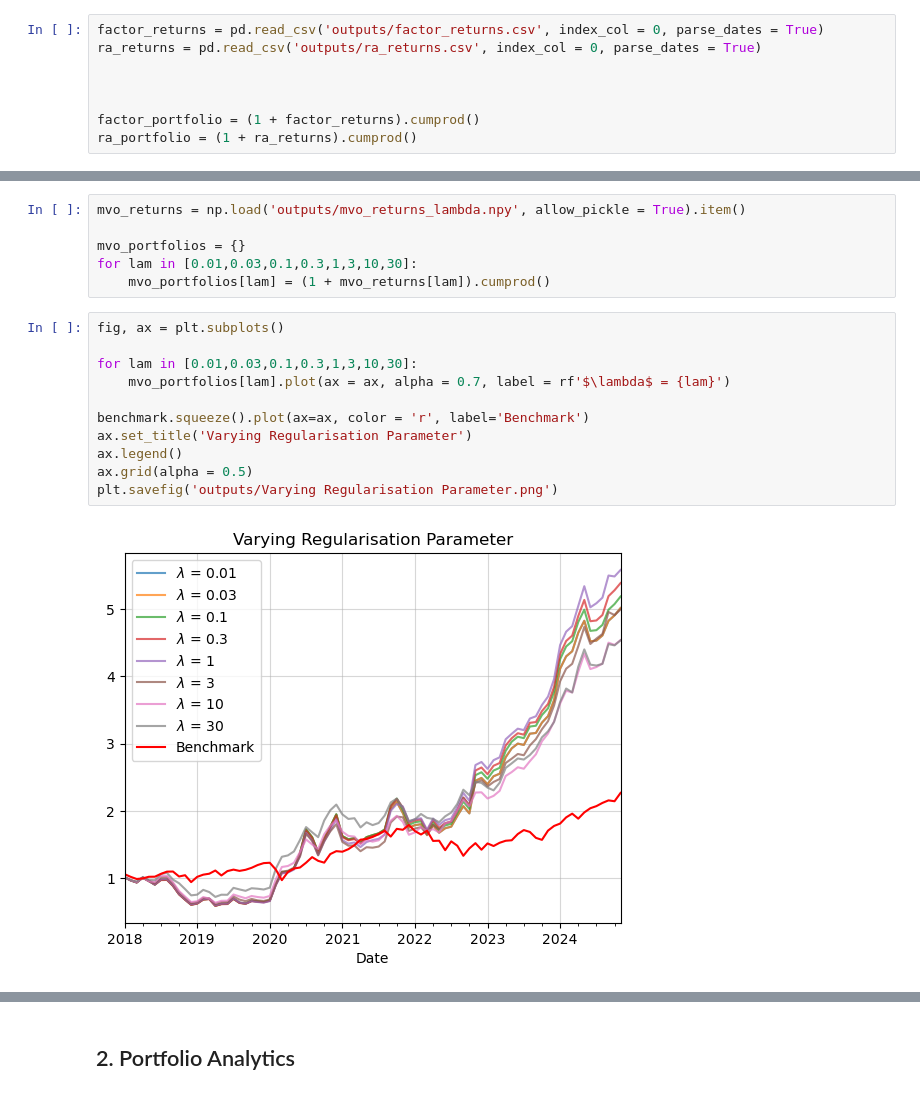
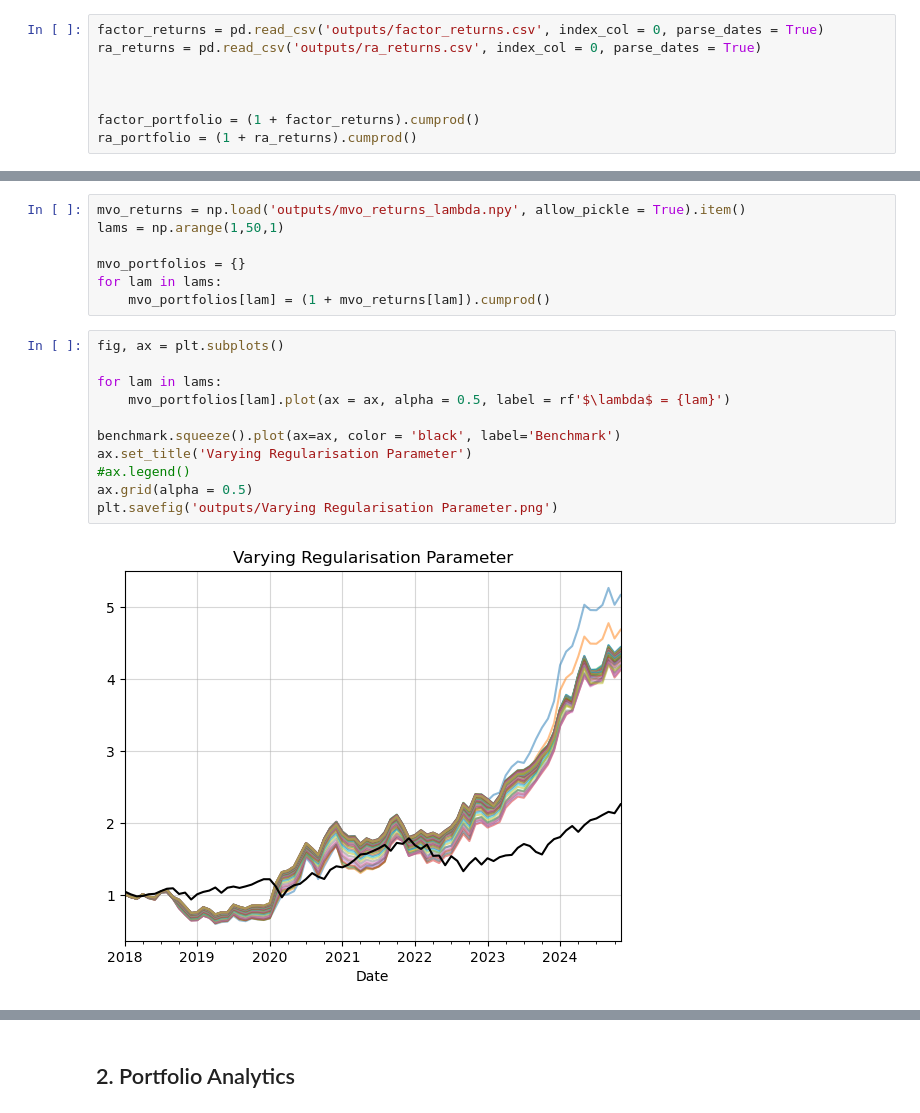
Before and after one commit to gy623/Cross-Sectional-Factor-Model-of-Asset-Returns, a Jupyter notebook: Portfolio Evaluation.ipynb, the cells around one changed output, grey strips where cells are left out. Cells and saved outputs as stored; diff of their text form.

```diff
--- a/Portfolio Evaluation.ipynb
+++ b/Portfolio Evaluation.ipynb
@@ -33,22 +33,23 @@ plt.savefig("outputs/Portfolios_vs_Benchmark.png")
 # %%
 mvo_returns = np.load('outputs/mvo_returns_lambda.npy', allow_pickle = True).item()
+lams = np.arange(1,50,1)
 
 mvo_portfolios = {}
-for lam in [0.01,0.03,0.1,0.3,1,3,10,30]:
+for lam in lams:
     mvo_portfolios[lam] = (1 + mvo_returns[lam]).cumprod()
 # %%
 fig, ax = plt.subplots()
 
-for lam in [0.01,0.03,0.1,0.3,1,3,10,30]:
-    mvo_portfolios[lam].plot(ax = ax, alpha = 0.7, label = rf'$\lambda$ = {lam}')
+for lam in lams:
+    mvo_portfolios[lam].plot(ax = ax, alpha = 0.5, label = rf'$\lambda$ = {lam}')
 
-benchmark.squeeze().plot(ax=ax, color = 'r', label='Benchmark')
+benchmark.squeeze().plot(ax=ax, color = 'black', label='Benchmark')
 ax.set_title('Varying Regularisation Parameter')
-ax.legend()
+#ax.legend()
 ax.grid(alpha = 0.5)
 plt.savefig('outputs/Varying Regularisation Parameter.png')
 # %% [output]
-[figure, old version]
+[figure, new version]
 # %%
 fig, ax = plt.subplots(1,2, figsize = (12,5), sharey = True)
 
```
Also changed, not shown: parts of 7 cells of this notebook, 37 other files.
